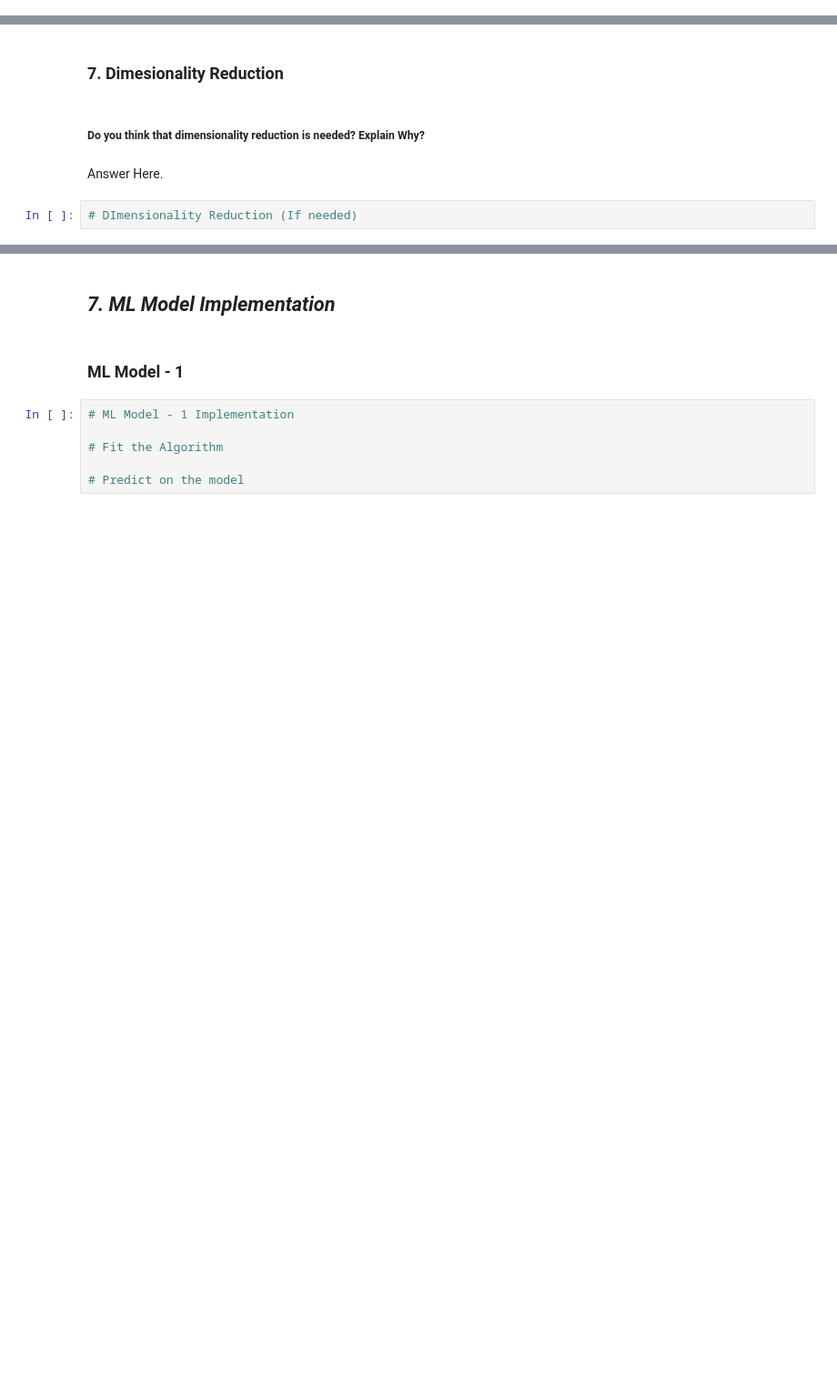
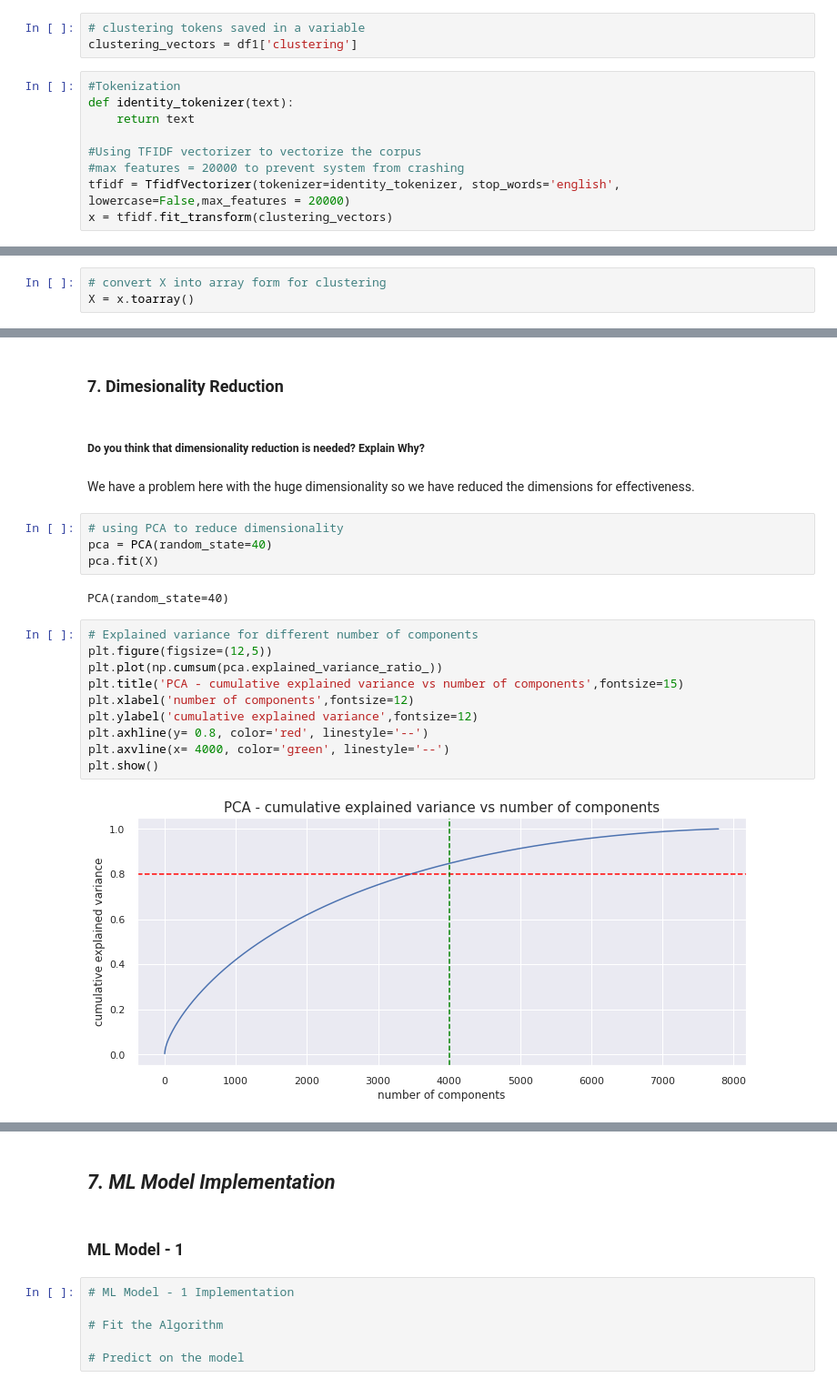
Before and after one commit to shivashukla02/Netflix-Movies-and-TV-Show-Clustering-Unsupervised, a Jupyter notebook: Netflix_Movies_and_TV_Show_Clustering_unsupervised.ipynb, the cells around one changed output, grey strips where cells are left out. Shown at 91% size. Saved outputs shown, nothing was run; the diff lists cells and outputs as text; blank space fills up the shorter version.

```diff
--- a/Netflix_Movies_and_TV_Show_Clustering_unsupervised.ipynb
+++ b/Netflix_Movies_and_TV_Show_Clustering_unsupervised.ipynb
@@ -1413,0 +1379,12 @@ tokenization reduces risk from data breaches, helps foster trust with customers,
+# %%
+# clustering tokens saved in a variable
+clustering_vectors = df1['clustering']
+# %%
+#Tokenization
+def identity_tokenizer(text):
+    return text
+
+#Using TFIDF vectorizer to vectorize the corpus
+#max features = 20000 to prevent system from crashing
+tfidf = TfidfVectorizer(tokenizer=identity_tokenizer, stop_words='english', lowercase=False,max_features = 20000)
+x = tfidf.fit_transform(clustering_vectors)
@@ -1413,0 +1396,3 @@ tokenization reduces risk from data breaches, helps foster trust with customers,
+# %%
+# convert X into array form for clustering
+X = x.toarray()
@@ -1415,7 +1419,23 @@ tokenization reduces risk from data breaches, helps foster trust with customers,
 ### 7. Dimesionality Reduction
 # %% [markdown]
 ##### Do you think that dimensionality reduction is needed? Explain Why?
-# %% [markdown]
-Answer Here.
-# %%
-# DImensionality Reduction (If needed)
+# %% [markdown]
+We have a problem here with the huge dimensionality so we have reduced the dimensions for effectiveness.
+# %%
+# using PCA to reduce dimensionality
+pca = PCA(random_state=40)
+pca.fit(X)
+# %% [output]
+PCA(random_state=40)
+# %%
+# Explained variance for different number of components
+plt.figure(figsize=(12,5))
+plt.plot(np.cumsum(pca.explained_variance_ratio_))
+plt.title('PCA - cumulative explained variance vs number of components',fontsize=15)
+plt.xlabel('number of components',fontsize=12)
+plt.ylabel('cumulative explained variance',fontsize=12)
+plt.axhline(y= 0.8, color='red', linestyle='--')
+plt.axvline(x= 4000, color='green', linestyle='--')
+plt.show()
+# %% [output]
+[figure, added]
```
Also changed, not shown: parts of 30 cells of this notebook.
